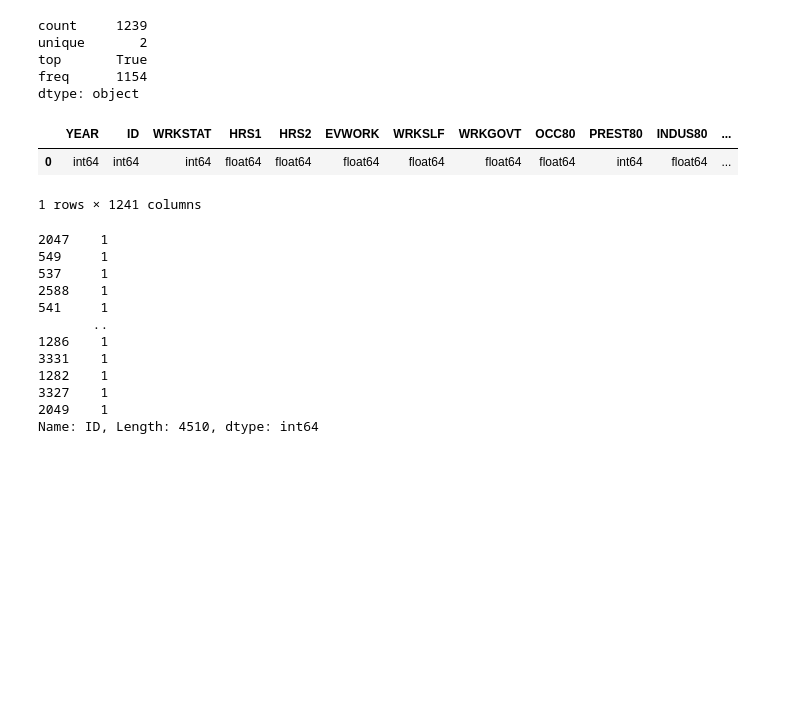
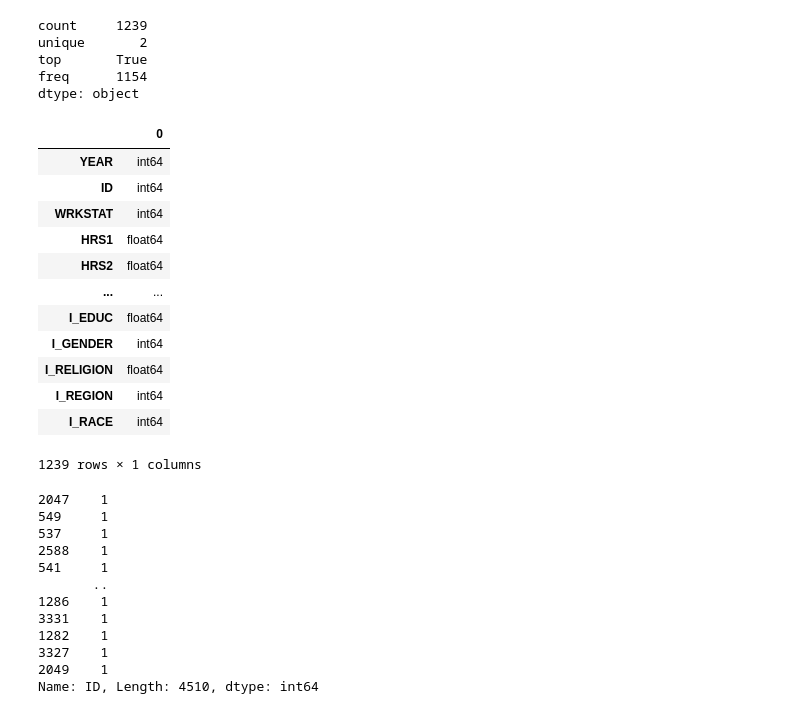
Before and after one commit to ClovisMonteiro/Data-solutions, a Jupyter notebook: Task_1_Happy_Marriage.ipynb, the cells around one changed output. Cells and saved outputs as stored; diff of their text form; code cells hidden in the pictures; blank space fills up the shorter version.

```diff
--- a/Task_1_Happy_Marriage.ipynb
+++ b/Task_1_Happy_Marriage.ipynb
@@ -75,11 +75,21 @@ top       True
 freq      1154
 dtype: object
 # %%
-df.dtypes.to_frame().T
+df.dtypes.to_frame()
 # %% [output]
-|  | YEAR | ID | WRKSTAT | HRS1 | HRS2 | EVWORK | WRKSLF | WRKGOVT | OCC80 | PREST80 | INDUS80 | ... |
-| 0 | int64 | int64 | int64 | float64 | float64 | float64 | float64 | float64 | float64 | int64 | float64 | ... |
+|  | 0 |
+| YEAR | int64 |
+| ID | int64 |
+| WRKSTAT | int64 |
+| HRS1 | float64 |
+| HRS2 | float64 |
+| ... | ... |
+| I_EDUC | float64 |
+| I_GENDER | int64 |
+| I_RELIGION | float64 |
+| I_REGION | int64 |
+| I_RACE | int64 |
-1 rows × 1241 columns
+1239 rows × 1 columns
 # %%
 df['ID'].sort_values().value_counts()
 
```
Also changed, not shown: parts of 5 cells of this notebook.
